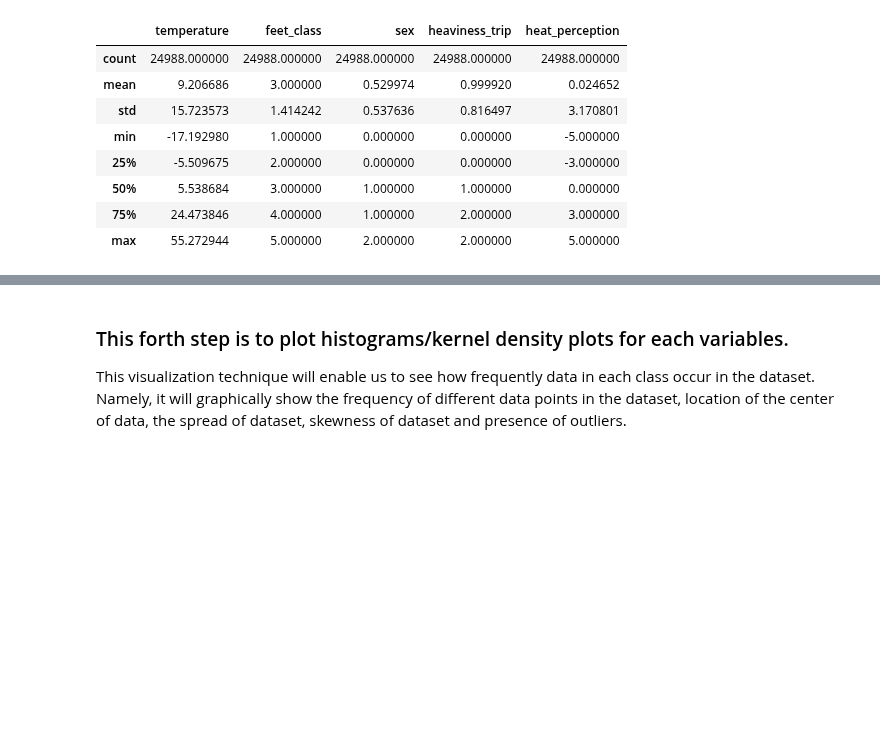
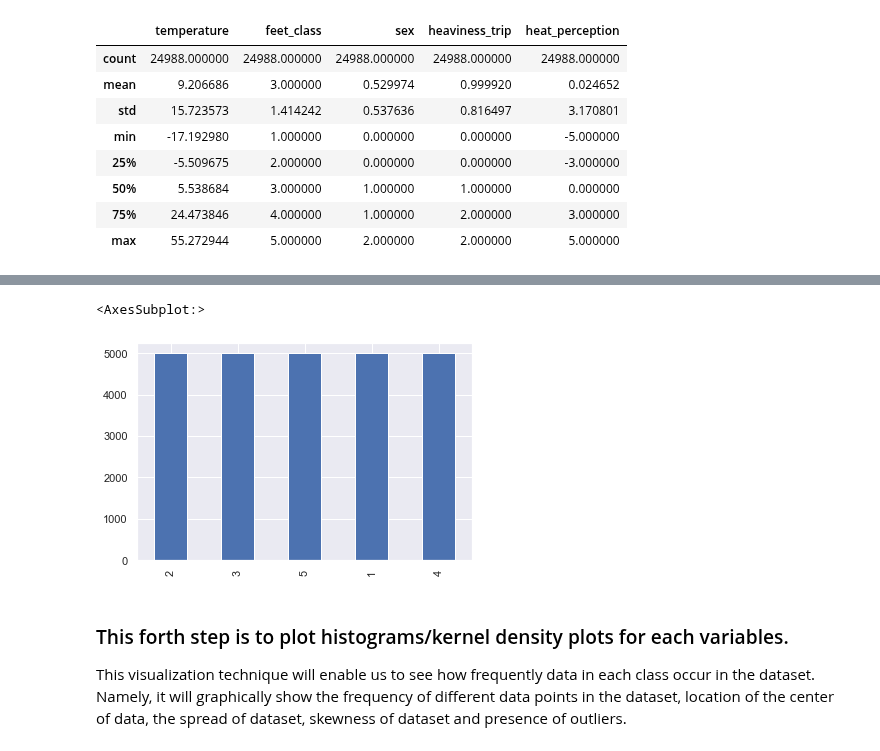
Before and after one commit to TechLabs-Berlin/wt21-commfy, a Jupyter notebook: multiclass_classification_feet.ipynb, the cells around one changed output, grey strips where cells are left out. Saved outputs shown, nothing was run; the diff lists cells and outputs as text; code cells hidden in the pictures; blank space fills up the shorter version.

```diff
--- a/multiclass_classification_feet.ipynb
+++ b/multiclass_classification_feet.ipynb
@@ -169,3 +174,8 @@ Plotting the bar chart will show the class distribution of the independent varia
+# %%
+feets['feet_class'].value_counts().plot(kind='bar')
+# %% [output]
+<AxesSubplot:>
+[figure, added]
 # %% [markdown]
 ### This forth step is to plot histograms/kernel density plots for each variables.
 This visualization technique will enable us to see how frequently data in each class occur in the dataset. Namely, it will graphically show the frequency of different data points in the dataset, location of the center of data, the spread of dataset, skewness of dataset and presence of outliers.
```
Also changed, not shown: parts of 12 cells of this notebook.
